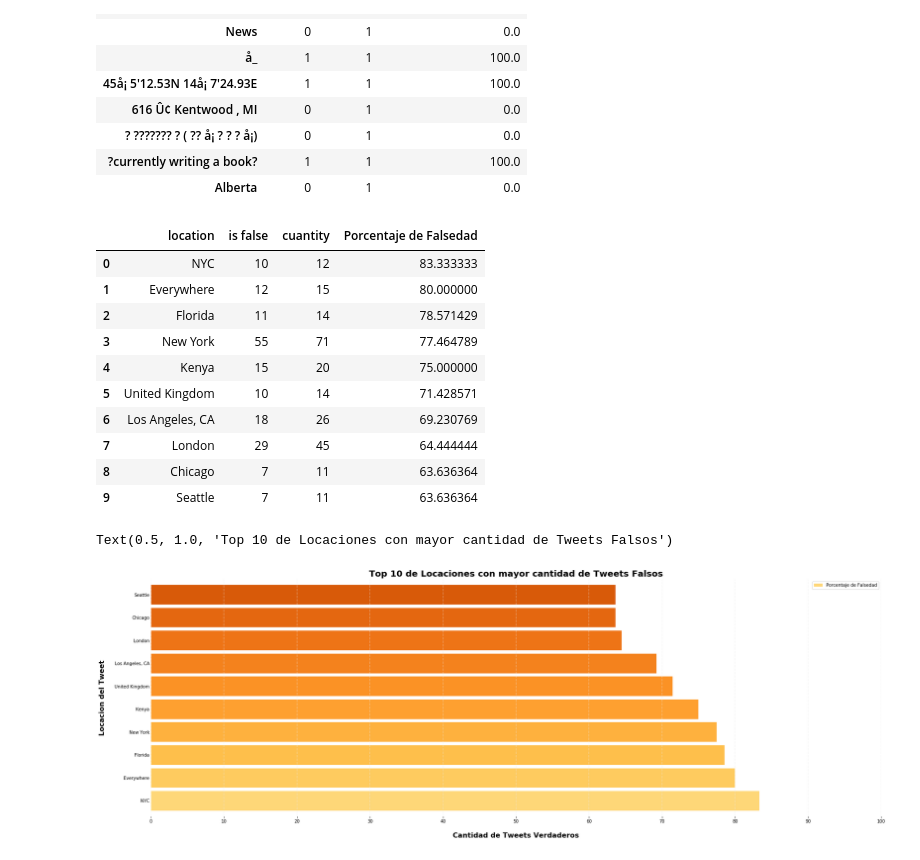
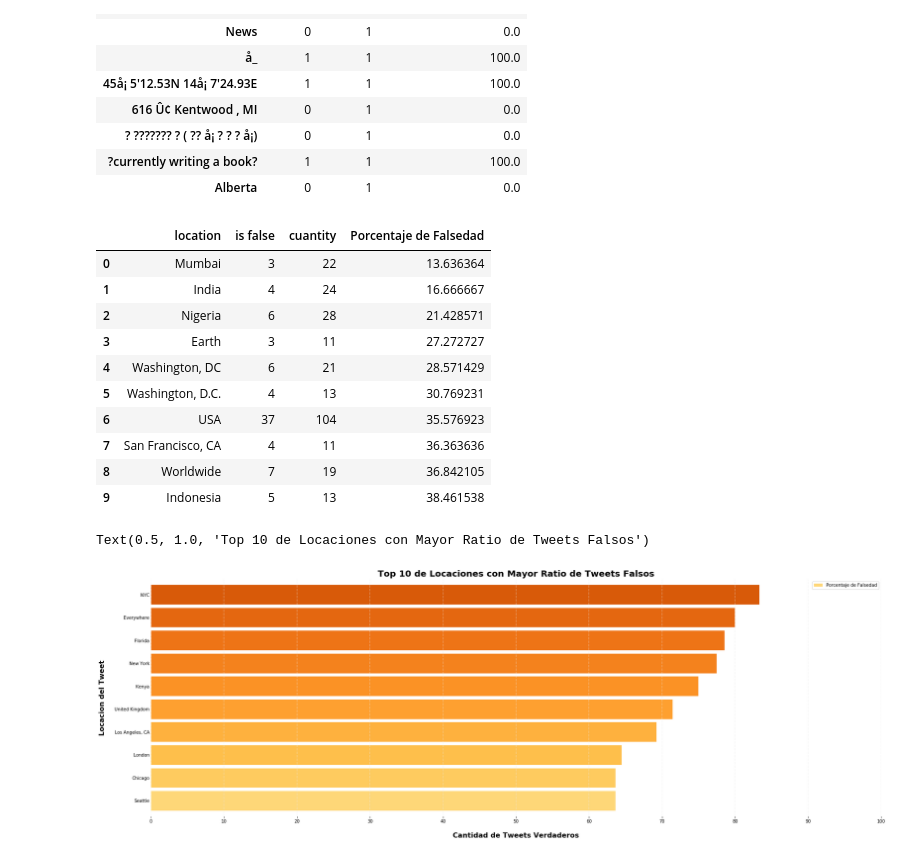
Before and after one commit to RiedelNicolas/TP1-Organizacion-de-Datos, a Jupyter notebook: Hugo.ipynb, the cells around one changed output. Saved outputs shown, nothing was run; the diff lists cells and outputs as text; code cells hidden in the pictures.

```diff
--- a/Hugo.ipynb
+++ b/Hugo.ipynb
@@ -280,44 +280,44 @@ false_tweets.head(10)
 # %%
 has_more_tweets_than_10_tweets = (false_tweets['cuantity'] > 10)
 locations_with_more_than_10_tweets = false_tweets[has_more_tweets_than_10_tweets]
-locations_with_more_than_10_tweets = locations_with_more_than_10_tweets.sort_values('Porcentaje de Falsedad', ascending =False)
+locations_with_more_than_10_tweets = locations_with_more_than_10_tweets.sort_values('Porcentaje de Falsedad', ascending =True)
 locations_with_more_than_10_tweets = locations_with_more_than_10_tweets.reset_index()
 locations_with_more_than_10_tweets.head(10)
 # %% [output]
 |  | location | is false | cuantity | Porcentaje de Falsedad |
-| 0 | NYC | 10 | 12 | 83.333333 |
-| 1 | Everywhere | 12 | 15 | 80.000000 |
-| 2 | Florida | 11 | 14 | 78.571429 |
-| 3 | New York | 55 | 71 | 77.464789 |
-| 4 | Kenya | 15 | 20 | 75.000000 |
-| 5 | United Kingdom | 10 | 14 | 71.428571 |
-| 6 | Los Angeles, CA | 18 | 26 | 69.230769 |
-| 7 | London | 29 | 45 | 64.444444 |
-| 8 | Chicago | 7 | 11 | 63.636364 |
-| 9 | Seattle | 7 | 11 | 63.636364 |
+| 0 | Mumbai | 3 | 22 | 13.636364 |
+| 1 | India | 4 | 24 | 16.666667 |
+| 2 | Nigeria | 6 | 28 | 21.428571 |
+| 3 | Earth | 3 | 11 | 27.272727 |
+| 4 | Washington, DC | 6 | 21 | 28.571429 |
+| 5 | Washington, D.C. | 4 | 13 | 30.769231 |
+| 6 | USA | 37 | 104 | 35.576923 |
+| 7 | San Francisco, CA | 4 | 11 | 36.363636 |
+| 8 | Worldwide | 7 | 19 | 36.842105 |
+| 9 | Indonesia | 5 | 13 | 38.461538 |
 # %%
 saltos = np.linspace(0.3, 0.7, 10)
 colores = (cm.get_cmap('YlOrBr'))(saltos)
-top10_plot = locations_with_more_than_10_tweets.head(10).plot(kind='barh', y ='Porcentaje de Falsedad', x = 'location', figsize=(30,10), color=colores, width=0.85)
+top10_plot = locations_with_more_than_10_tweets.tail(10).plot(kind='barh', y ='Porcentaje de Falsedad', x = 'location', figsize=(30,10), color=colores, width=0.85)
 
 plt.xticks(np.arange(0, 101, 10.0))
 plt.tick_params(axis='y', length=0)
 
 top10_plot.spines['right'].set_visible(False)
 top10_plot.spines['top'].set_visible(False)
 top10_plot.spines['left'].set_visible(False)
 top10_plot.spines['bottom'].set_visible(False)
 
 lineas = top10_plot.get_xticks()
 for i in lineas:
       top10_plot.axvline(x=i, linestyle='--', alpha=0.4, color='#eeeeee')
 
 top10_plot.set_xlabel("Cantidad de Tweets Verdaderos", labelpad=20, weight='bold', size=16)
 top10_plot.set_ylabel("Locacion del Tweet", labelpad=20, weight='bold', size=16)
-top10_plot.set_title("Top 10 de Locaciones con mayor ra de Tweets Falsos", weight='bold', size=20)
+top10_plot.set_title("Top 10 de Locaciones con Mayor Ratio de Tweets Falsos", weight='bold', size=20)
 # %% [output]
-Text(0.5, 1.0, 'Top 10 de Locaciones con mayor cantidad de Tweets Falsos')
+Text(0.5, 1.0, 'Top 10 de Locaciones con Mayor Ratio de Tweets Falsos')
-[figure, old version]
+[figure, new version]
 # %%
 locations_with_more_than_10_tweets['text lenght mean'] = locations_with_more_than_10_tweets['text lenght'] / locations_with_more_than_10_tweets['cuantity']
 locations_with_more_than_10_tweets = locations_with_more_than_10_tweets.sort_values('text lenght mean')
```
Also changed, not shown: parts of 1 cell of this notebook.
